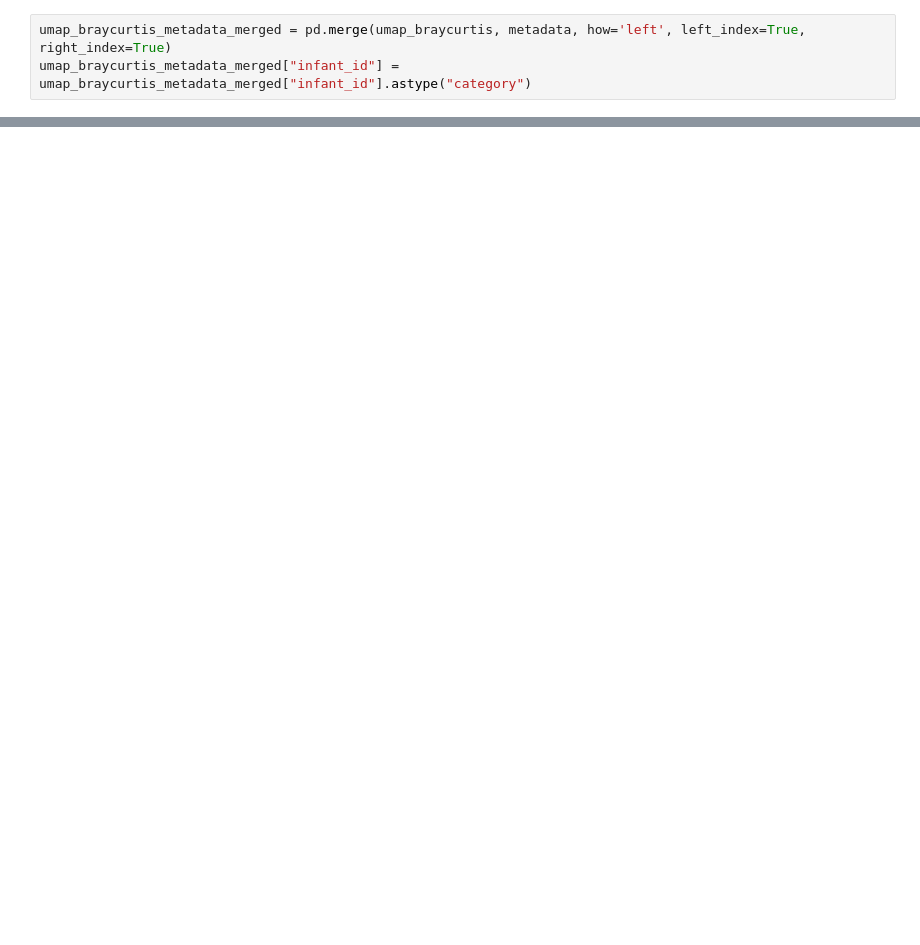
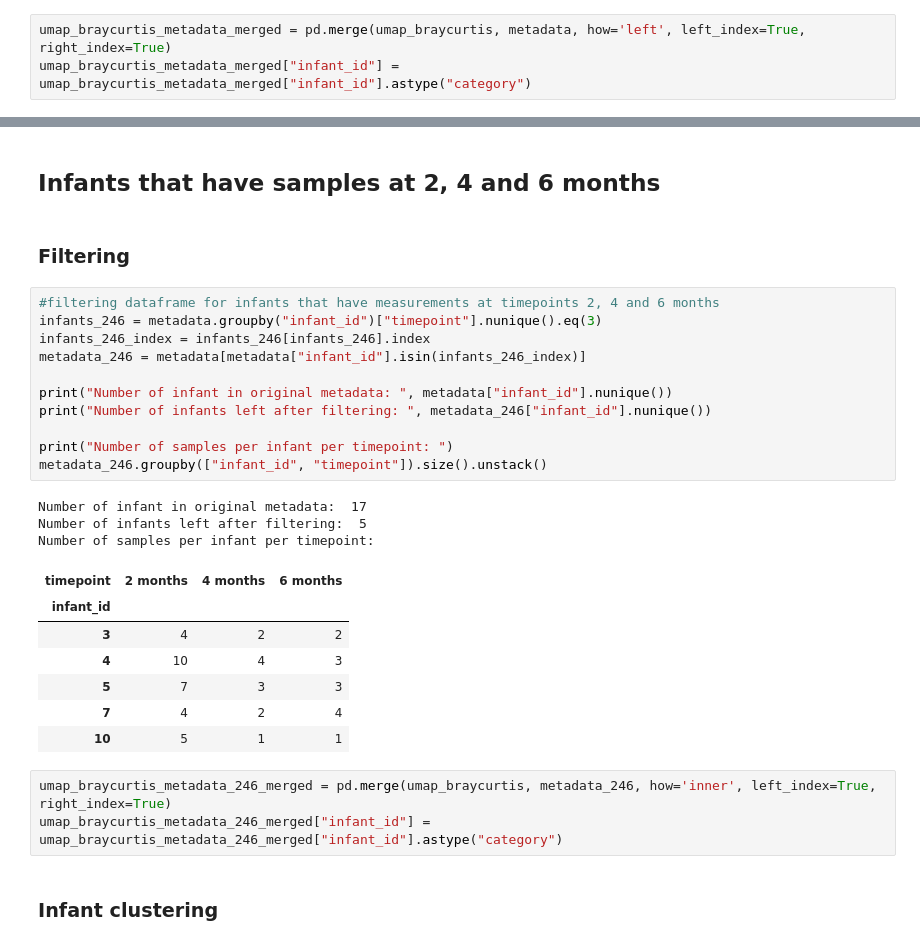
Before and after one commit to Emelie23/microbEvolve2, a Jupyter notebook: umap_visualization.ipynb, the cells around one changed output, grey strips where cells are left out. Cells and saved outputs as stored; diff of their text form; blank space fills up the shorter version.

Commit message:
pcoa and UMAP

```diff
--- a/umap_visualization.ipynb
+++ b/umap_visualization.ipynb
@@ -59,0 +77,31 @@ fig.show()
+# %% [markdown]
+## Infants that have samples at 2, 4 and 6 months
+# %% [markdown]
+### Filtering
+# %%
+#filtering dataframe for infants that have measurements at timepoints 2, 4 and 6 months
+infants_246 = metadata.groupby("infant_id")["timepoint"].nunique().eq(3)
+infants_246_index = infants_246[infants_246].index
+metadata_246 = metadata[metadata["infant_id"].isin(infants_246_index)]
+
+print("Number of infant in original metadata: ", metadata["infant_id"].nunique())
+print("Number of infants left after filtering: ", metadata_246["infant_id"].nunique())
+
+print("Number of samples per infant per timepoint: ")
+metadata_246.groupby(["infant_id", "timepoint"]).size().unstack()
+# %% [output]
+Number of infant in original metadata:  17
+Number of infants left after filtering:  5
+Number of samples per infant per timepoint:
+| timepoint | 2 months | 4 months | 6 months |
+| infant_id |  |  |  |
+| 3 | 4 | 2 | 2 |
+| 4 | 10 | 4 | 3 |
+| 5 | 7 | 3 | 3 |
+| 7 | 4 | 2 | 4 |
+| 10 | 5 | 1 | 1 |
+# %%
+umap_braycurtis_metadata_246_merged = pd.merge(umap_braycurtis, metadata_246, how='inner', left_index=True, right_index=True)
+umap_braycurtis_metadata_246_merged["infant_id"] = umap_braycurtis_metadata_246_merged["infant_id"].astype("category")
+# %% [markdown]
+### Infant clustering
```
Also changed, not shown: parts of 27 cells of this notebook, 2 other files.
